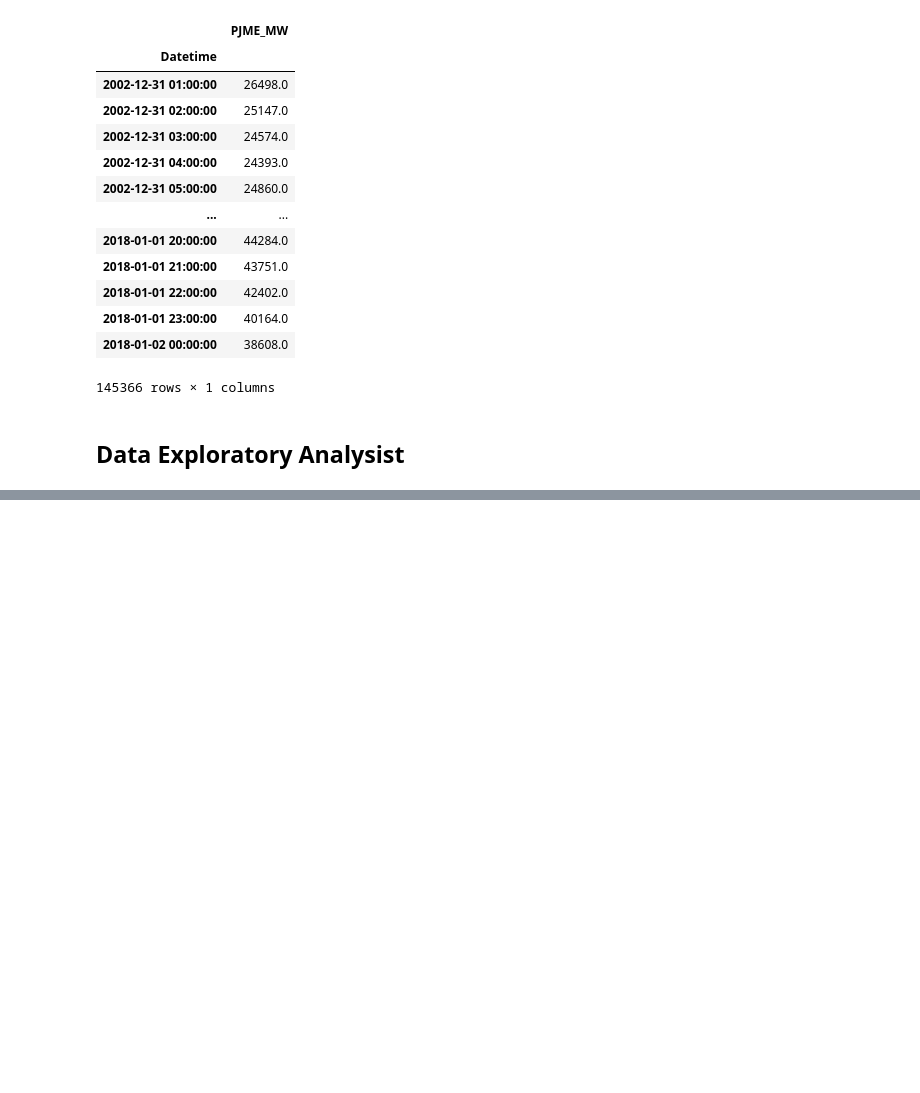
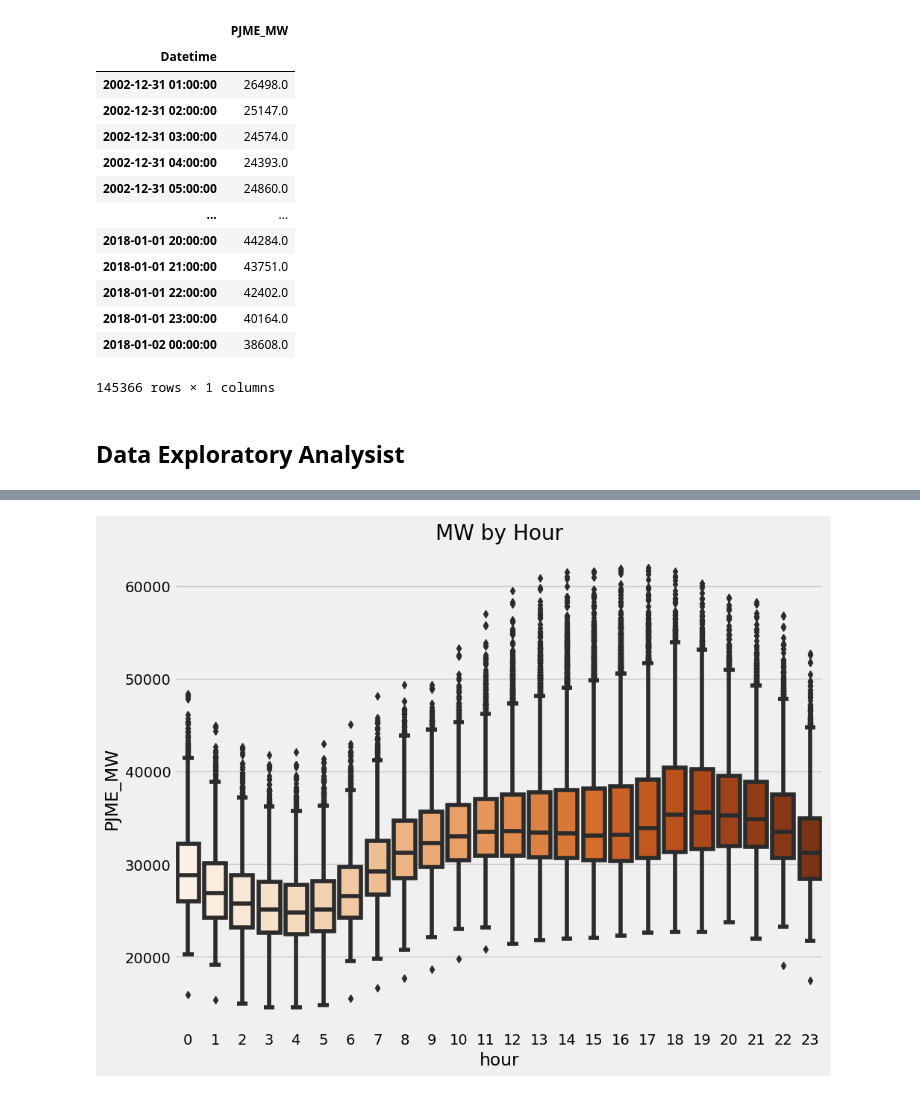
Before and after one commit to sofff24/ML-Templates, a Jupyter notebook: Time Series/Time Series.ipynb, the cells around one changed output, grey strips where cells are left out. Saved outputs shown, nothing was run; the diff lists cells and outputs as text; code cells hidden in the pictures; blank space fills up the shorter version.

Commit message:
time series

```diff
--- a/Time Series/Time Series.ipynb
+++ b/Time Series/Time Series.ipynb
@@ -72,0 +97,26 @@ plt.show()
+# %%
+def create_features(df):
+    """
+    Create time series features based on time series index.
+    """
+    df = df.copy()
+    df['hour'] = df.index.hour
+    df['dayofweek'] = df.index.dayofweek
+    df['quarter'] = df.index.quarter
+    df['month'] = df.index.month
+    df['year'] = df.index.year
+    df['dayofyear'] = df.index.dayofyear
+    df['dayofmonth'] = df.index.day
+    df['weekofyear'] = df.index.isocalendar().week
+    return df
+
+df = create_features(df)
+# %%
+# Now with those new features, we can visualize the target and do comparation
+
+fig, ax = plt.subplots(figsize=(10, 8))
+sns.boxplot(data=df, x='hour', y='PJME_MW', palette="Oranges")
+ax.set_title('MW by Hour')
+plt.show()
+# %% [output]
+[figure, added]
```
Also changed, not shown: parts of 14 cells of this notebook, 4 other files.
